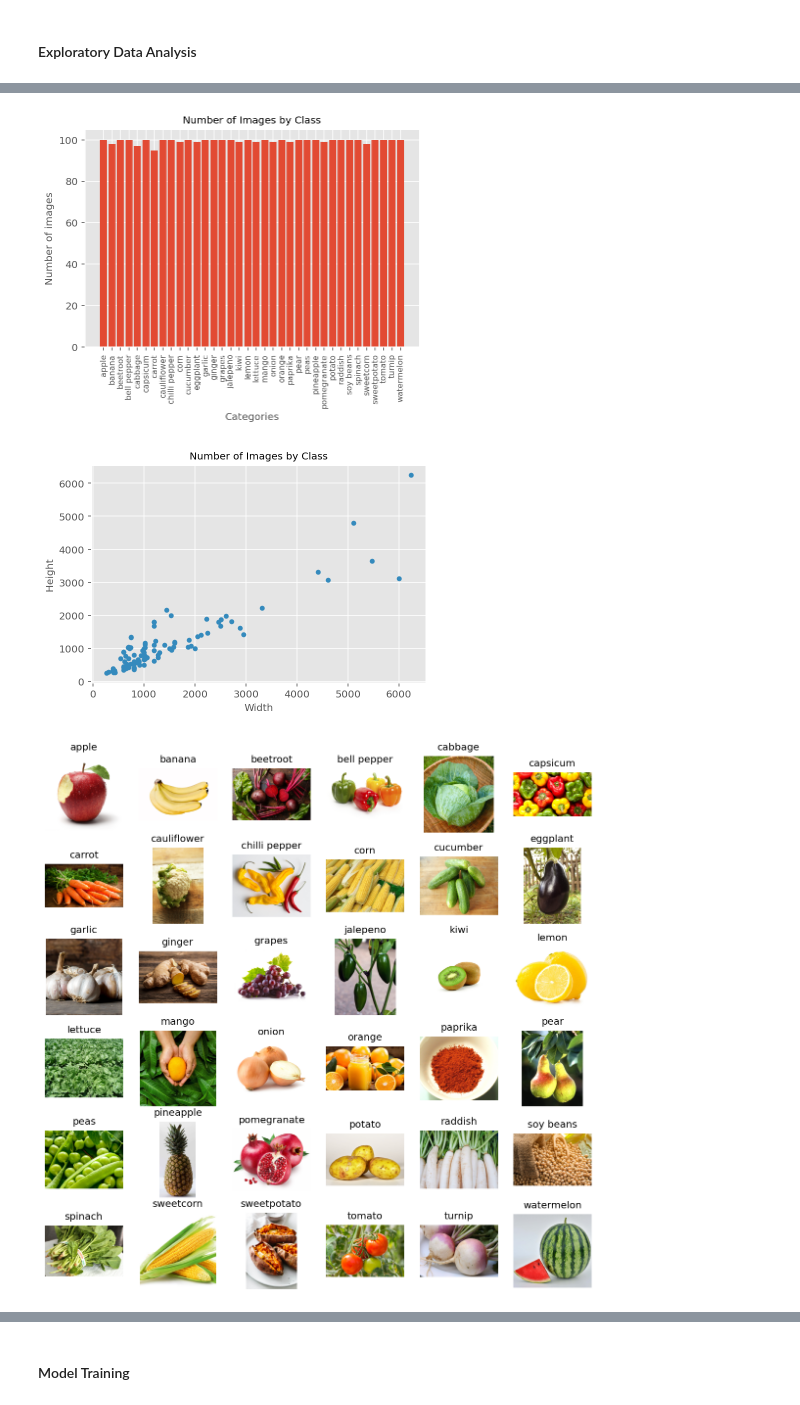
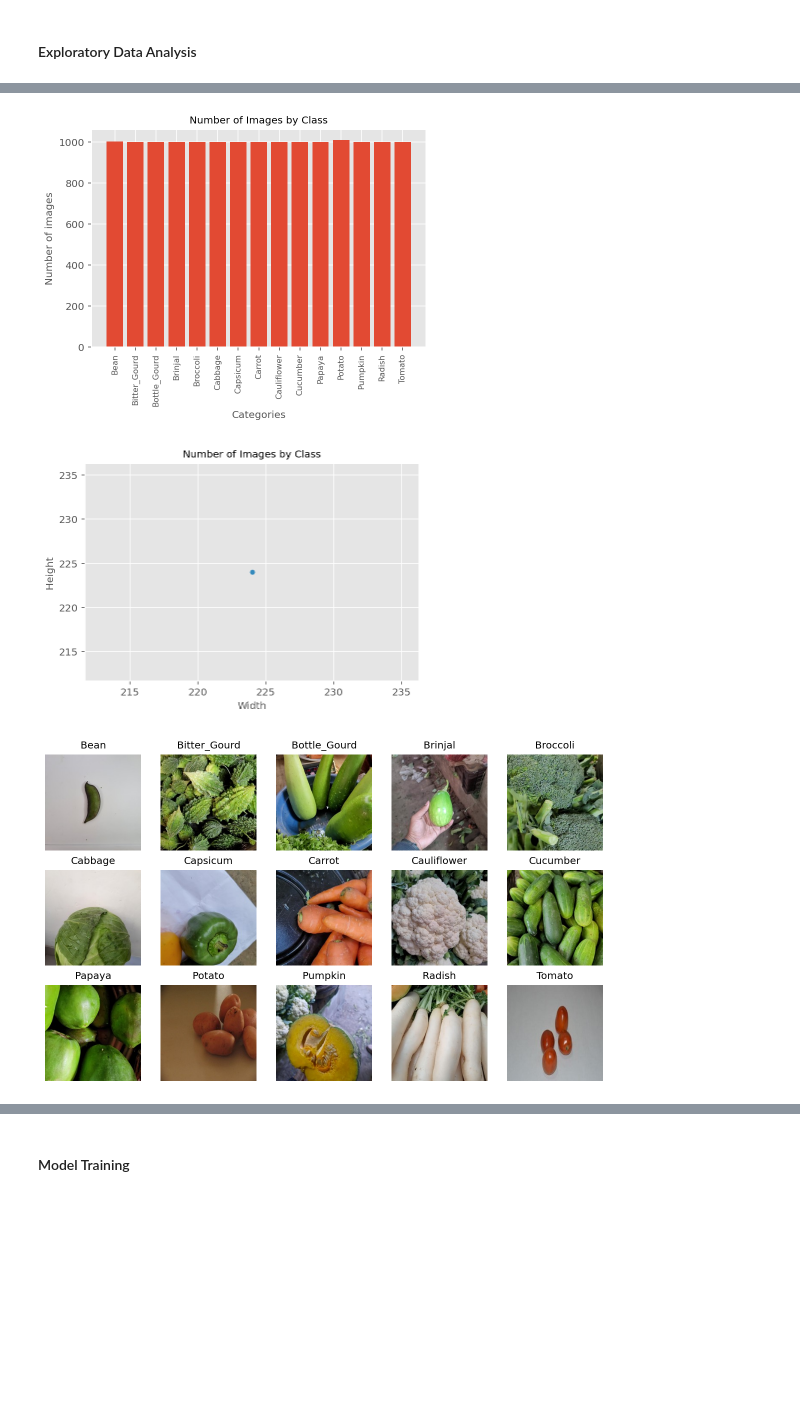
Before and after one commit to sallihin/image-classification, a Jupyter notebook: training_model.ipynb, the cells around one changed output, grey strips where cells are left out. Cells and saved outputs as stored; diff of their text form; code cells hidden in the pictures; blank space fills up the shorter version.

```diff
--- a/training_model.ipynb
+++ b/training_model.ipynb
@@ -52,8 +53,8 @@ validationFolder = '/content/drive/MyDrive/DLOR/Assignment/data/validation'
 # %%
 # Define image height and width
 batch_size = 35
-img_height = 500
-img_width = 500
+img_height = 224
+img_width = 224
 # %%
 # Training Set
 train_ds = tf.keras.utils.image_dataset_from_directory(
@@ -109,7 +119,7 @@ plt.xticks(rotation=90, fontsize = 8)
 plt.xlabel('Categories', fontsize = 10);
 plt.ylabel('Number of images', fontsize = 10);
 # %% [output]
-[figure, old version]
+[figure, new version]
 # %%
 # Initialize a new dictionary
 directories = {}
@@ -139,14 +149,15 @@ plt.title("Number of Images by Class", fontsize = 10);
 plt.xlabel('Width', fontsize = 10);
 plt.ylabel('Height', fontsize = 10);
 # %% [output]
-[figure, old version]
+[figure, new version]
 # %%
-plt.figure(figsize=(10, 10))
+# Visualise the data
+plt.figure(figsize=(10, 6))
 for i in range(len(class_names)):
-  ax = plt.subplot(6, 6, i+1)
-  first_image = Image.open(directories.get(class_names[i]) + 'Image_1.jpg')
+  ax = plt.subplot(3, 5, i+1)
+  first_image = Image.open(directories.get(class_names[i]) + '0001.jpg')
   plt.imshow(first_image)
   plt.title(class_names[i],fontsize=10)
   plt.axis("off")
 # %% [output]
-[figure, old version]
+[figure, new version]
```
Also changed, not shown: parts of 35 cells of this notebook.
